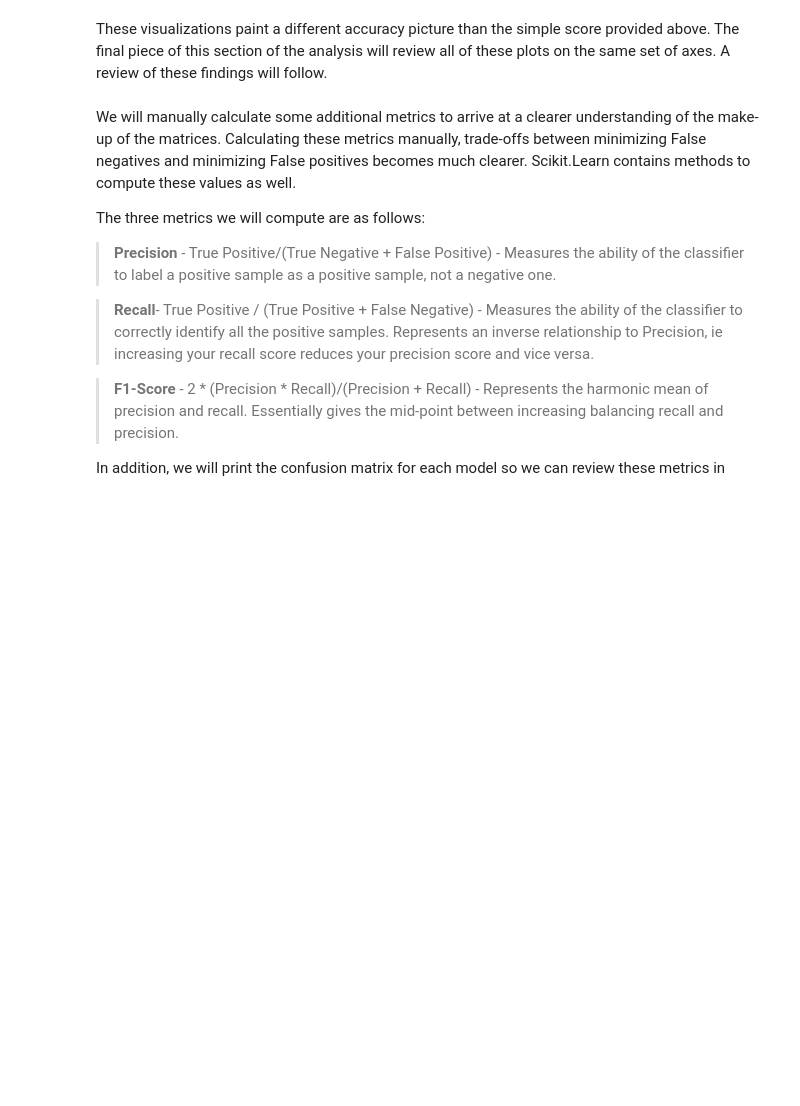
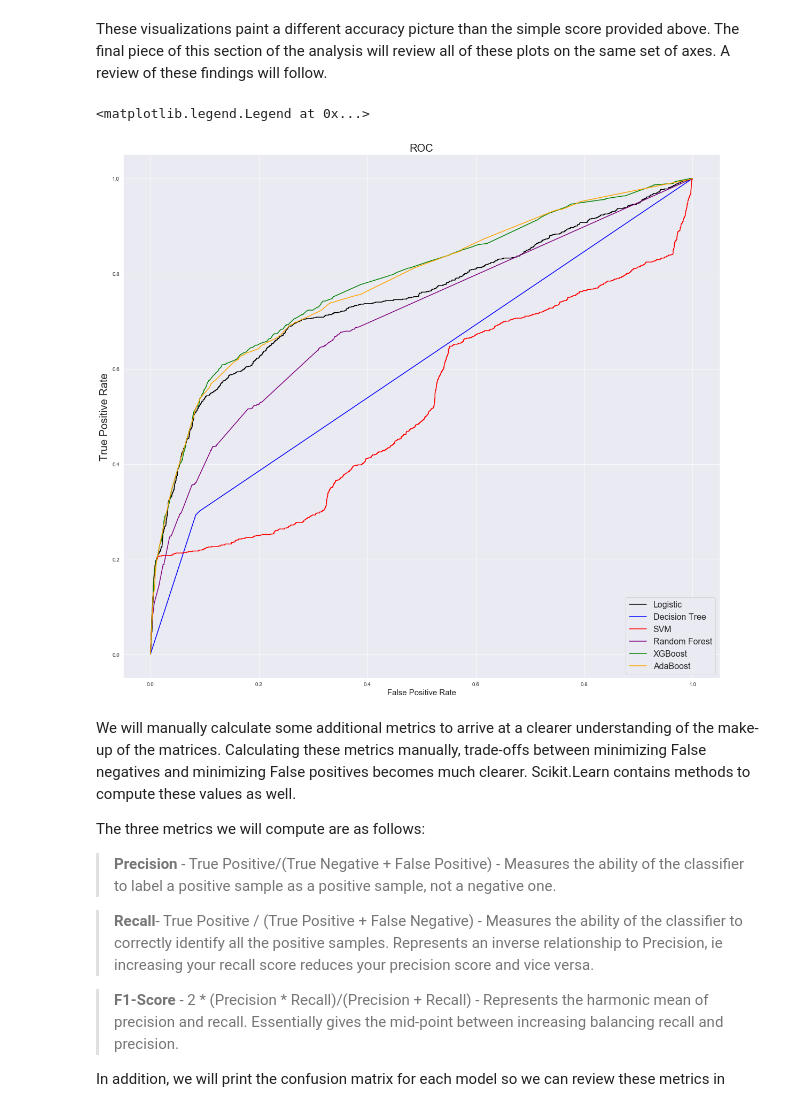
Before and after one commit to MissAle17/dsc-3-final-project-online-ds-sp-000, a Jupyter notebook: student.ipynb, the cells around one changed output. Drawn from its saved outputs; the diff is of its cells as text; code cells hidden in the pictures; blank space fills up the shorter version.

```diff
--- a/student.ipynb
+++ b/student.ipynb
@@ -503,18 +512,21 @@ These visualizations paint a different accuracy picture than the simple score pr
 # %%
 #plotting the ROC on the same axis
 fig, ax = plt.subplots(nrows = 1, ncols = 1, figsize = (20,18))
 
 ax.plot(fprlog, tprlog, 'b', label = 'Logistic', color='black')
 ax.plot(fprdtree, tprdtree, 'b', label = 'Decision Tree', color='blue')
 ax.plot(fprsvm, tprsvm, 'b', label = 'SVM', color='red')
 ax.plot(fprrf, tprrf, 'b', label = 'Random Forest', color='purple') #visible under the XGBoost line
-ax.plot(fprxgb, tprxgb, '-.', label = 'XGBoost', color='green')
+ax.plot(fprxgb, tprxgb, 'b', label = 'XGBoost', color='green')
 ax.plot(fpradb, tpradb, 'b', label = 'AdaBoost', color='orange')
 
 ax.set_title('ROC',fontsize=20)
 ax.set_ylabel('True Positive Rate',fontsize=20)
 ax.set_xlabel('False Positive Rate',fontsize=15)
 ax.legend(loc = 'lower right', prop={'size': 16})
+# %% [output]
+<matplotlib.legend.Legend at 0x...>
+[figure, added]
 # %% [markdown]
 We will manually calculate some additional metrics to arrive at a clearer understanding of the make-up of the matrices. Calculating these metrics manually, trade-offs between minimizing False negatives and minimizing False positives becomes much clearer. Scikit.Learn contains methods to compute these values as well.
 
```
Also changed, not shown: parts of 7 cells of this notebook.
